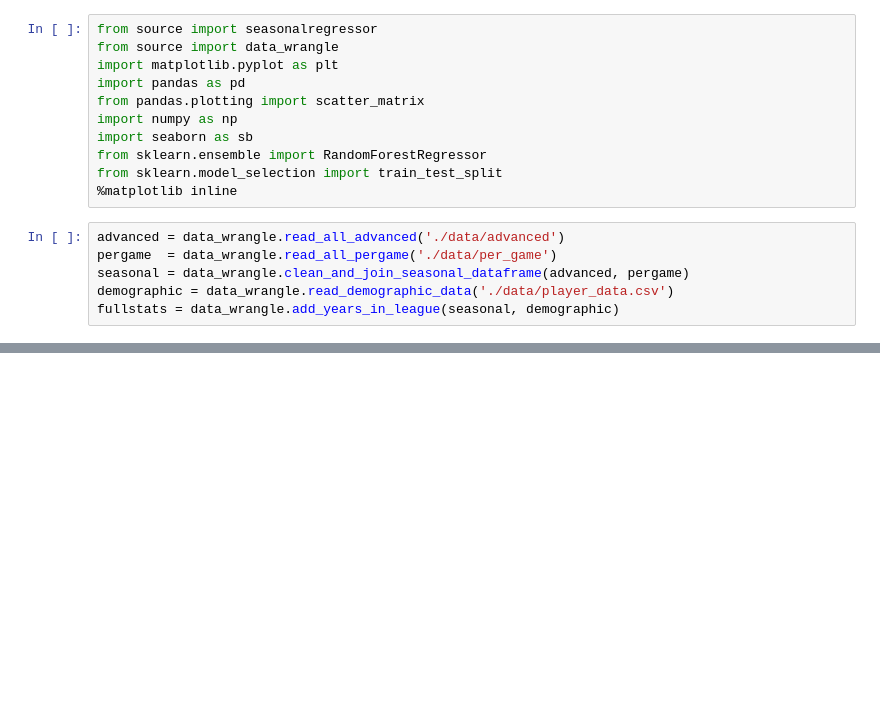
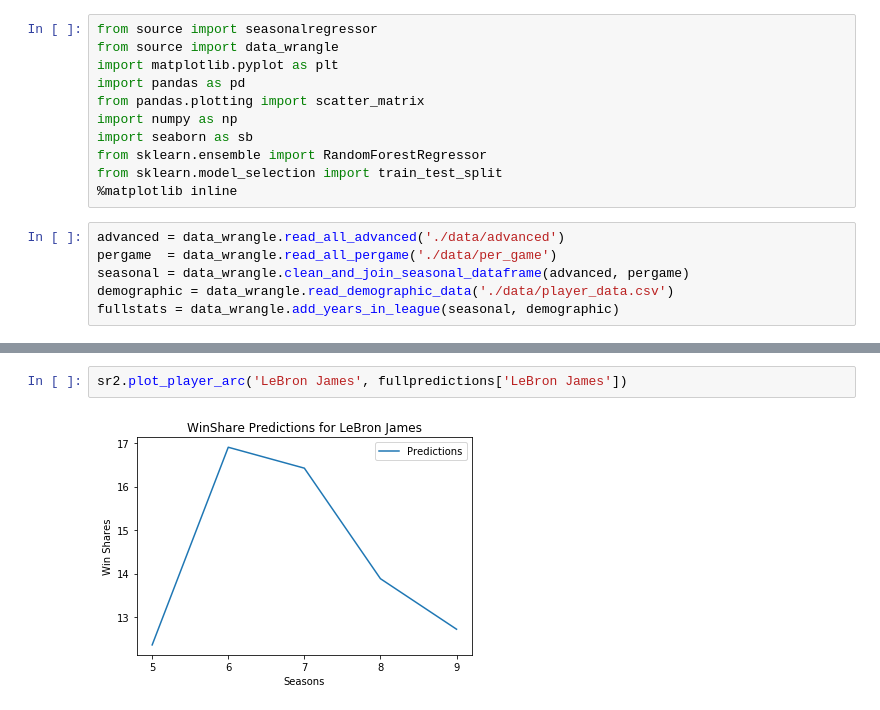
Before and after one commit to KirkAVoss/kv-capstone, a Jupyter notebook: NBAwinshare/2018.11.27 KV Work.ipynb, the cells around one changed output, grey strips where cells are left out. Saved outputs shown, nothing was run; the diff lists cells and outputs as text; blank space fills up the shorter version.

```diff
--- a/NBAwinshare/2018.11.27 KV Work.ipynb
+++ b/NBAwinshare/2018.11.27 KV Work.ipynb
@@ -17,0 +86,4 @@ fullstats = data_wrangle.add_years_in_league(seasonal, demographic)
+# %%
+sr2.plot_player_arc('LeBron James', fullpredictions['LeBron James'])
+# %% [output]
+[figure, added]
```
Also changed, not shown: parts of 7 cells of this notebook, 1 other file.
